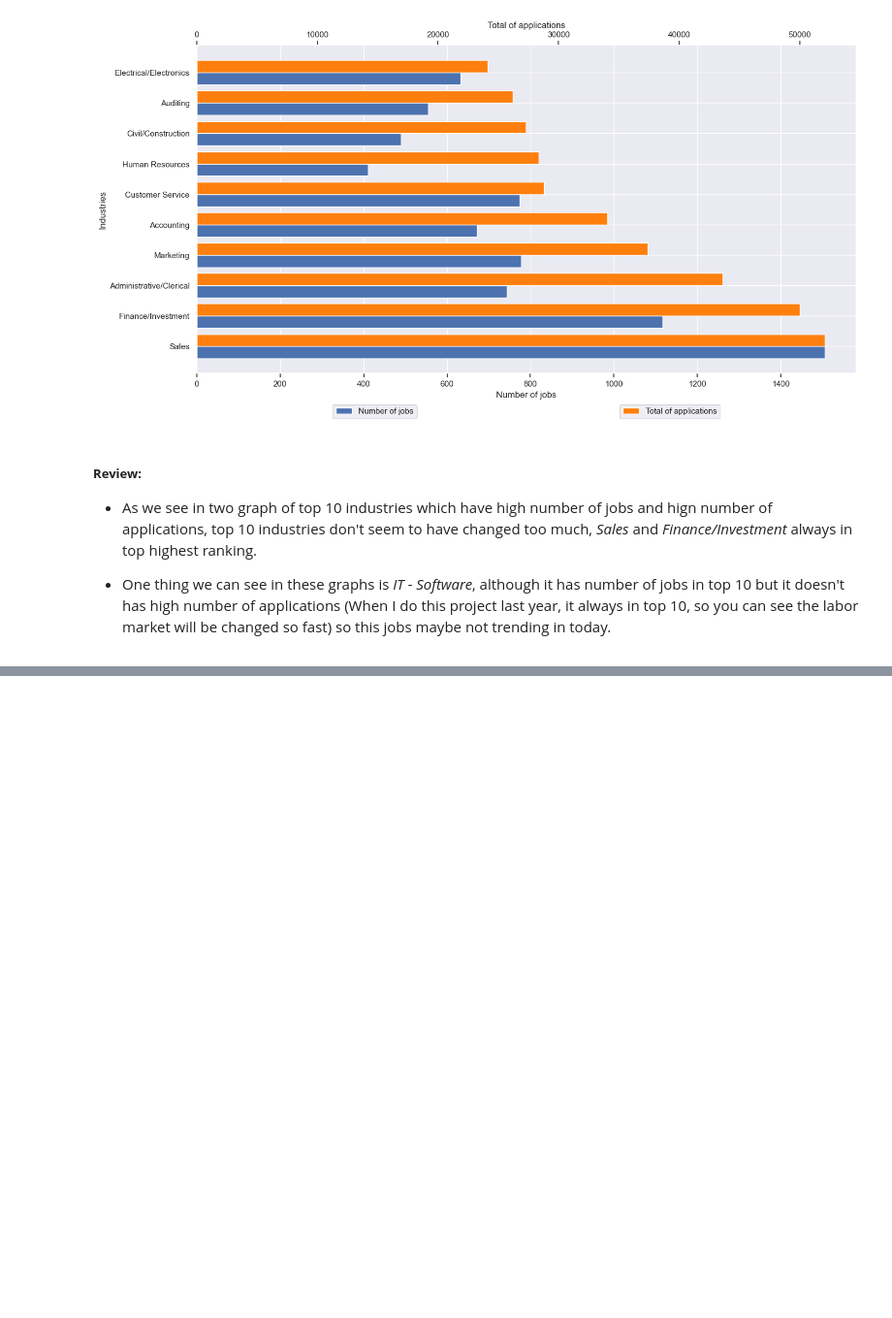
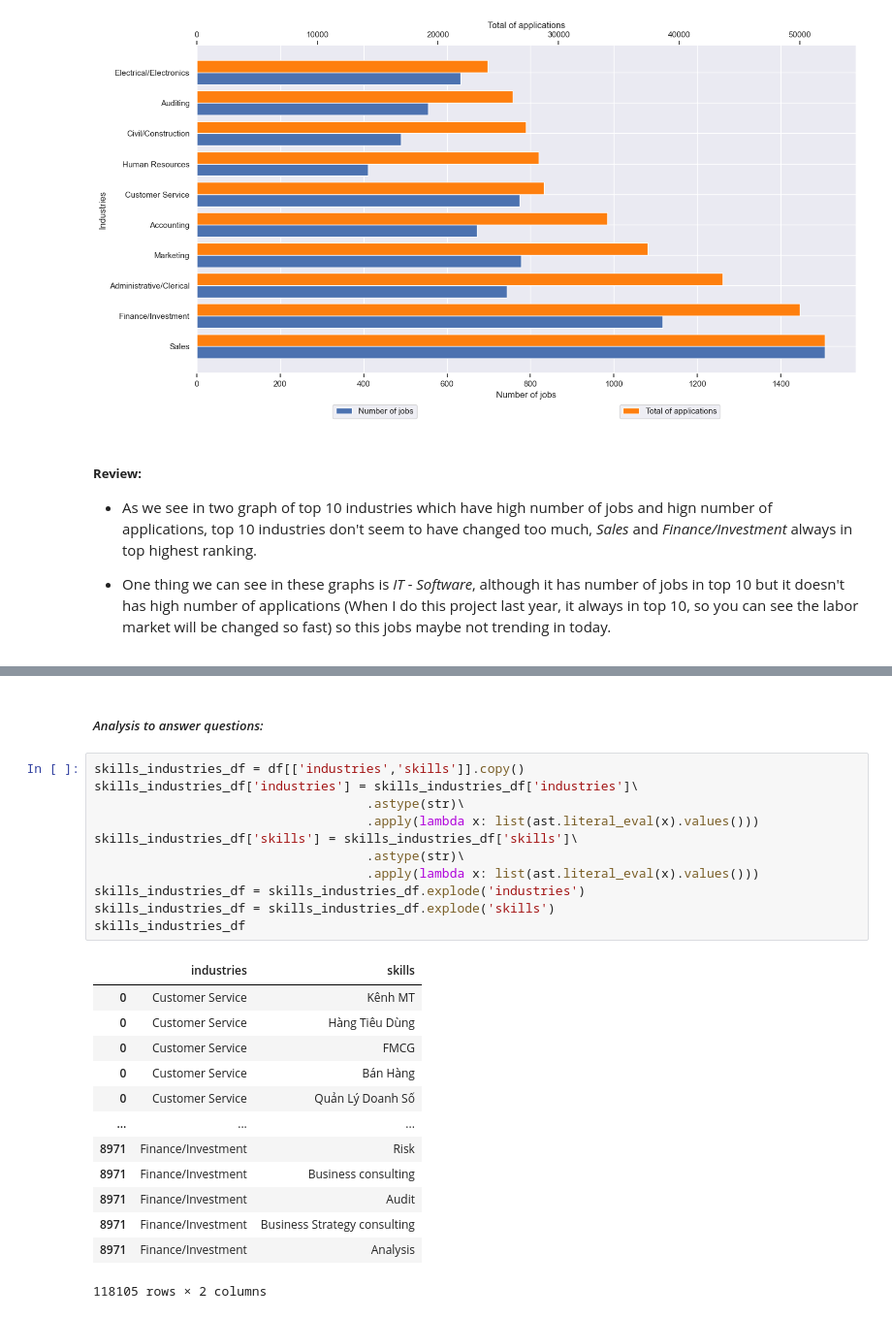
Before and after one commit to HThinhN/Project.VietNamJobs, a Jupyter notebook: P4_Data_Visualizing.ipynb, the cells around one changed output, grey strips where cells are left out. Shown at 97% size. Saved outputs shown, nothing was run; the diff lists cells and outputs as text; blank space fills up the shorter version.

```diff
--- a/P4_Data_Visualizing.ipynb
+++ b/P4_Data_Visualizing.ipynb
@@ -721,0 +763,27 @@ plt.show()
+# %% [markdown]
+##### *Analysis to answer questions:*
+# %%
+skills_industries_df = df[['industries','skills']].copy()
+skills_industries_df['industries'] = skills_industries_df['industries']\
+                                    .astype(str)\
+                                    .apply(lambda x: list(ast.literal_eval(x).values()))
+skills_industries_df['skills'] = skills_industries_df['skills']\
+                                    .astype(str)\
+                                    .apply(lambda x: list(ast.literal_eval(x).values()))
+skills_industries_df = skills_industries_df.explode('industries')
+skills_industries_df = skills_industries_df.explode('skills')
+skills_industries_df
+# %% [output]
+|  | industries | skills |
+| 0 | Customer Service | Kênh MT |
+| 0 | Customer Service | Hàng Tiêu Dùng |
+| 0 | Customer Service | FMCG |
+| 0 | Customer Service | Bán Hàng |
+| 0 | Customer Service | Quản Lý Doanh Số |
+| ... | ... | ... |
+| 8971 | Finance/Investment | Risk |
+| 8971 | Finance/Investment | Business consulting |
+| 8971 | Finance/Investment | Audit |
+| 8971 | Finance/Investment | Business Strategy consulting |
+| 8971 | Finance/Investment | Analysis |
+118105 rows × 2 columns
```
Also changed, not shown: parts of 20 cells of this notebook, 2 other files.
